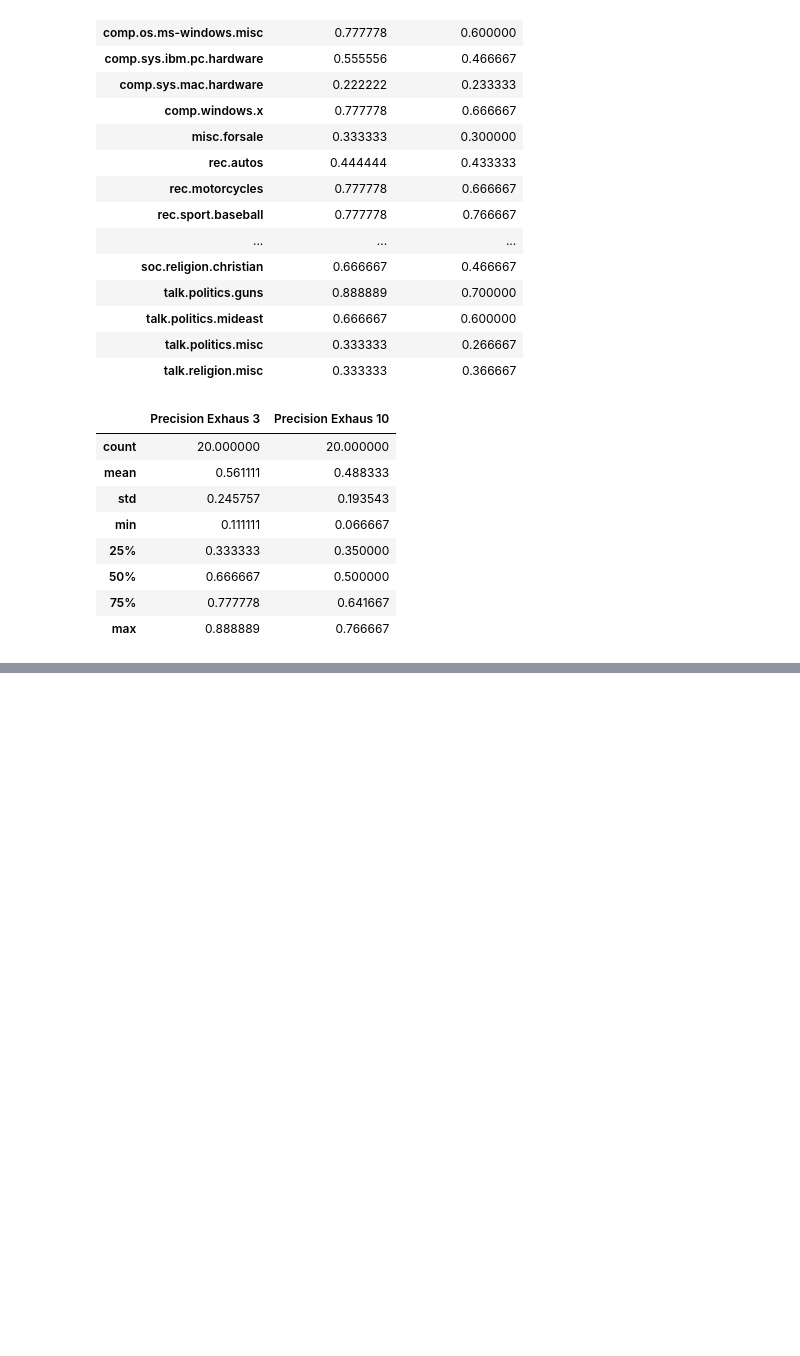
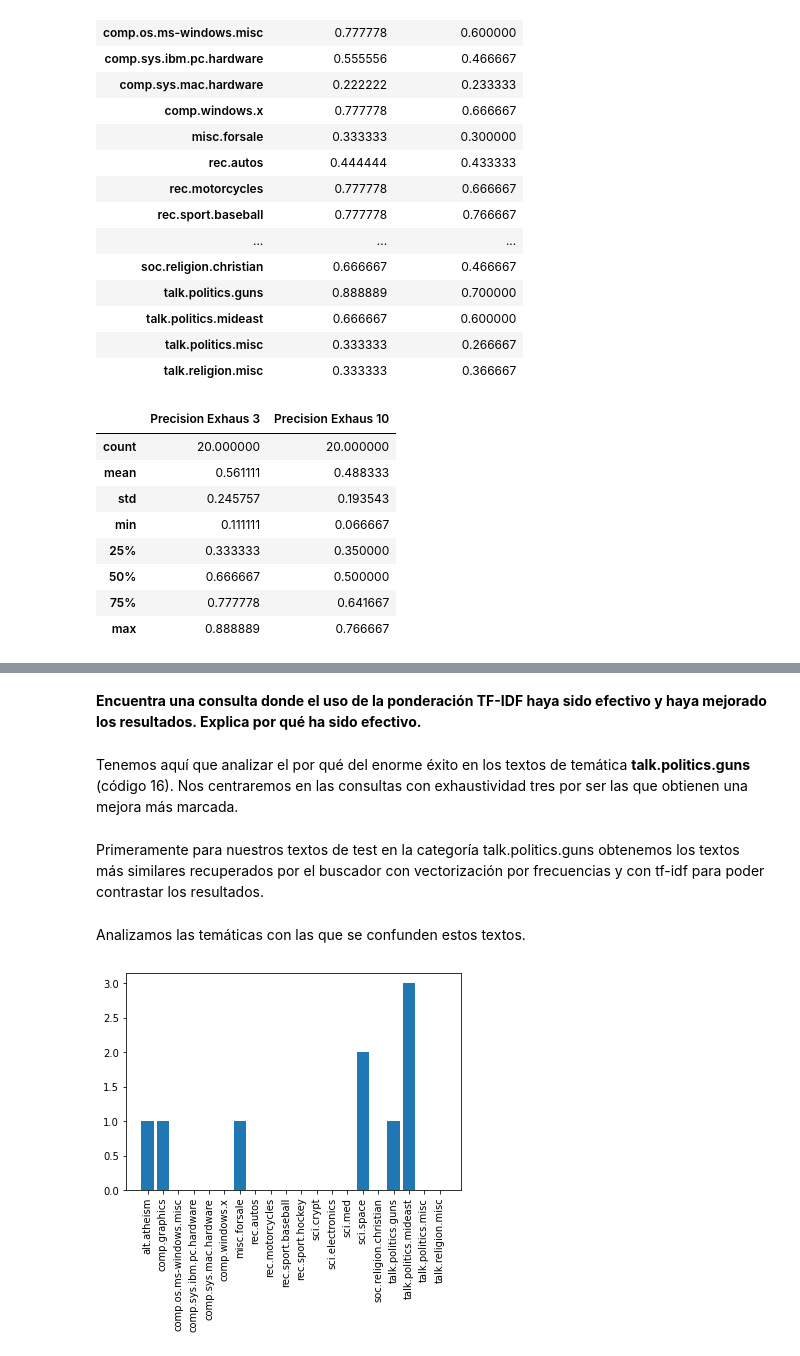
Before and after one commit to frblazquez/IA, a Jupyter notebook: Practice 2.2/Practica2.2.ipynb, the cells around one changed output, grey strips where cells are left out. Saved outputs shown, nothing was run; the diff lists cells and outputs as text; code cells hidden in the pictures; blank space fills up the shorter version.

```diff
--- a/Practice 2.2/Practica2.2.ipynb
+++ b/Practice 2.2/Practica2.2.ipynb
@@ -448,0 +414,36 @@ Sin duda esas serán palabra que aparezcan en muy pocos textos, y que gracias al
+# %% [markdown]
+**Encuentra una consulta donde el uso de la ponderación TF-IDF haya sido efectivo y
+haya mejorado los resultados. Explica por qué ha sido efectivo.**
+# %% [markdown]
+Tenemos aquí que analizar el por qué del enorme éxito en los textos de temática **talk.politics.guns** (código 16). Nos centraremos en las consultas con exhaustividad tres por ser las que obtienen una mejora más marcada.
+# %% [markdown]
+Primeramente para nuestros textos de test en la categoría talk.politics.guns obtenemos los textos más similares recuperados por el buscador con vectorización por frecuencias y con tf-idf para poder contrastar los resultados.
+# %%
+textos_test_guns = test_texts_idxs[16]
+exhaustividad = 3
+
+# Para ver los textos de testeo de la categoría sci.electronics
+#print_texto_y_categoria(test_data, textos_test_guns[0])
+#print_texto_y_categoria(test_data, textos_test_guns[1])
+#print_texto_y_categoria(test_data, textos_test_guns[2])
+
+# Para obtener los 10 textos más similares con vectores de frecuencias de test
+similares_texto_1_v = get_k_mas_similares(train_data_vectorized, test_data_vectorized[textos_test_guns[0]],exhaustividad)
+similares_texto_2_v = get_k_mas_similares(train_data_vectorized, test_data_vectorized[textos_test_guns[1]],exhaustividad)
+similares_texto_3_v = get_k_mas_similares(train_data_vectorized, test_data_vectorized[textos_test_guns[2]],exhaustividad)
+similares_v = list(set().union(similares_texto_1_v,similares_texto_2_v,similares_texto_3_v))
+
+similares_texto_1_tf= get_k_mas_similares(train_data_tfidf, test_data_tfidf[textos_test_guns[0]],exhaustividad)
+similares_texto_2_tf= get_k_mas_similares(train_data_tfidf, test_data_tfidf[textos_test_guns[1]],exhaustividad)
+similares_texto_3_tf= get_k_mas_similares(train_data_tfidf, test_data_tfidf[textos_test_guns[2]],exhaustividad)
+similares_tf = list(set().union(similares_texto_1_tf,similares_texto_2_tf,similares_texto_3_tf))
+
+# Para mostrar los textos más similares recuperados (variables x e y)
+#print_texto_y_categoria(train_data, similares_texto_x_xx[y])
+# %% [markdown]
+Analizamos las temáticas con las que se confunden estos textos.
+# %%
+# Frecuencias de temáticas con vector de frecuencias
+diagrama_barras_frecuencias_clases_textos(similares_v)
+# %% [output]
+[figure, added]
```
Also changed, not shown: parts of 26 cells of this notebook.
